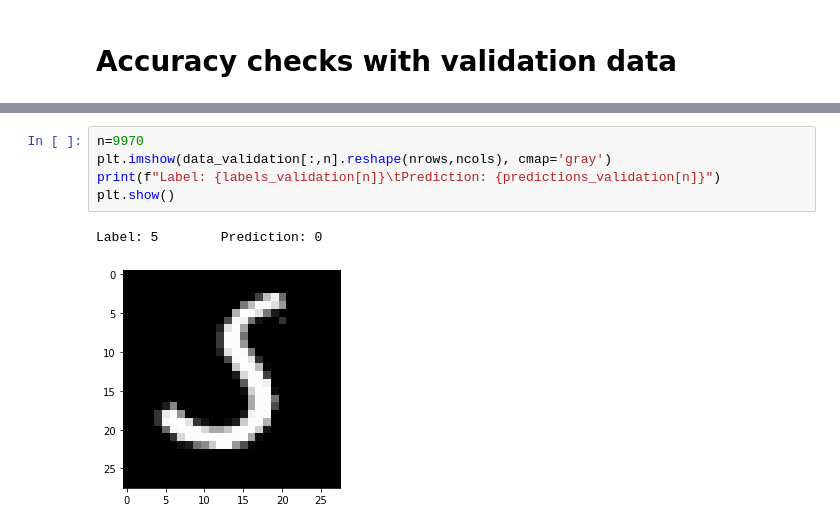
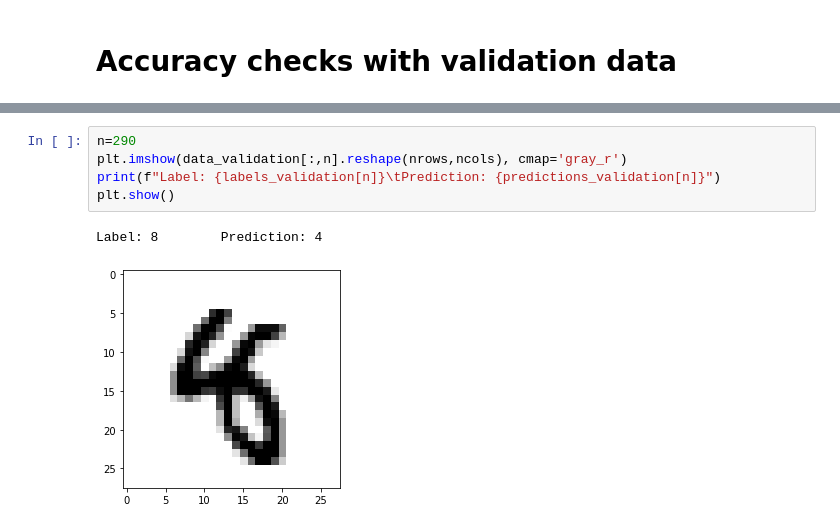
Before and after one commit to ivianrr/toy-neural-network, a Jupyter notebook: mininetwork.ipynb, the cells around one changed output, grey strips where cells are left out. Saved outputs shown, nothing was run; the diff lists cells and outputs as text.

```diff
--- a/mininetwork.ipynb
+++ b/mininetwork.ipynb
@@ -233,8 +233,8 @@ ID      Label   Prediction      Error
 # %%
-n=9970
-plt.imshow(data_validation[:,n].reshape(nrows,ncols), cmap='gray')
+n=290
+plt.imshow(data_validation[:,n].reshape(nrows,ncols), cmap='gray_r')
 print(f"Label: {labels_validation[n]}\tPrediction: {predictions_validation[n]}")
 plt.show()
 # %% [output]
-Label: 5        Prediction: 0
+Label: 8        Prediction: 4
-[figure, old version]
+[figure, new version]
```
Also changed, not shown: parts of 6 cells of this notebook.
